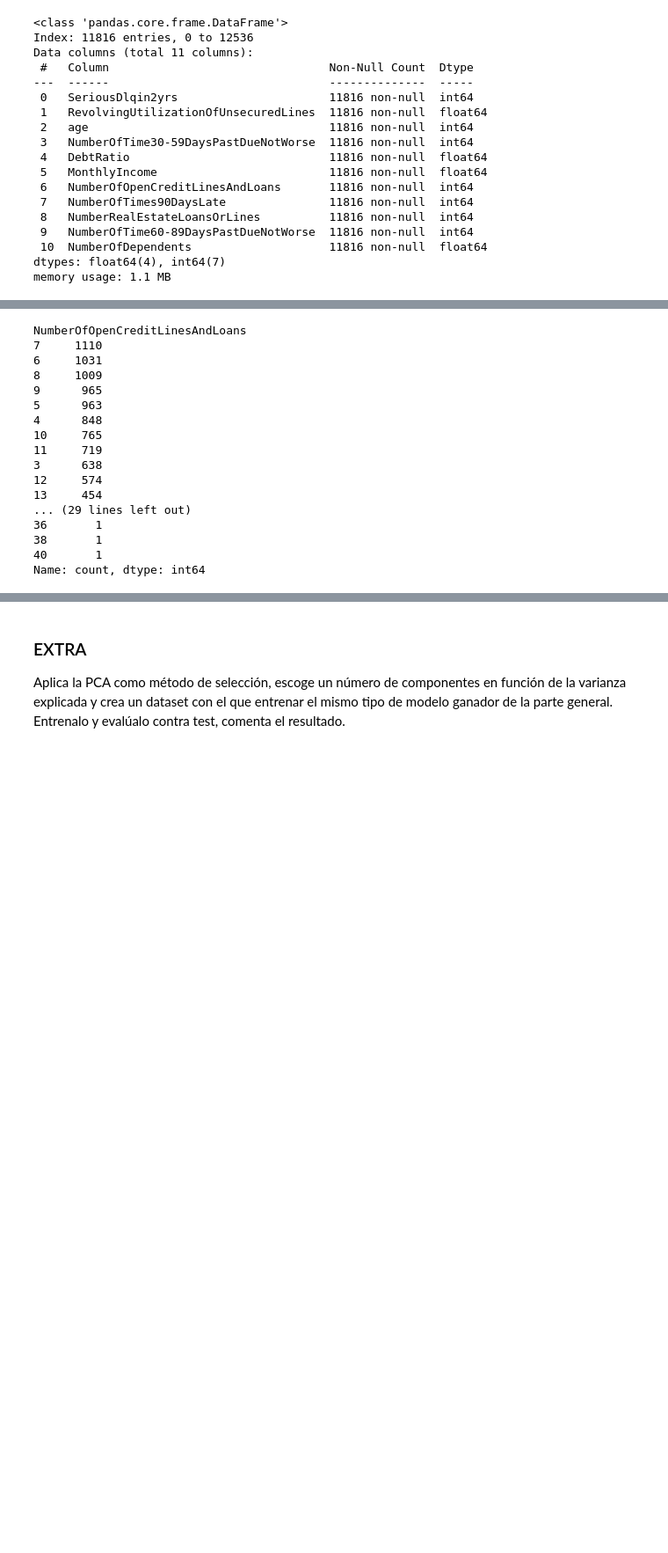
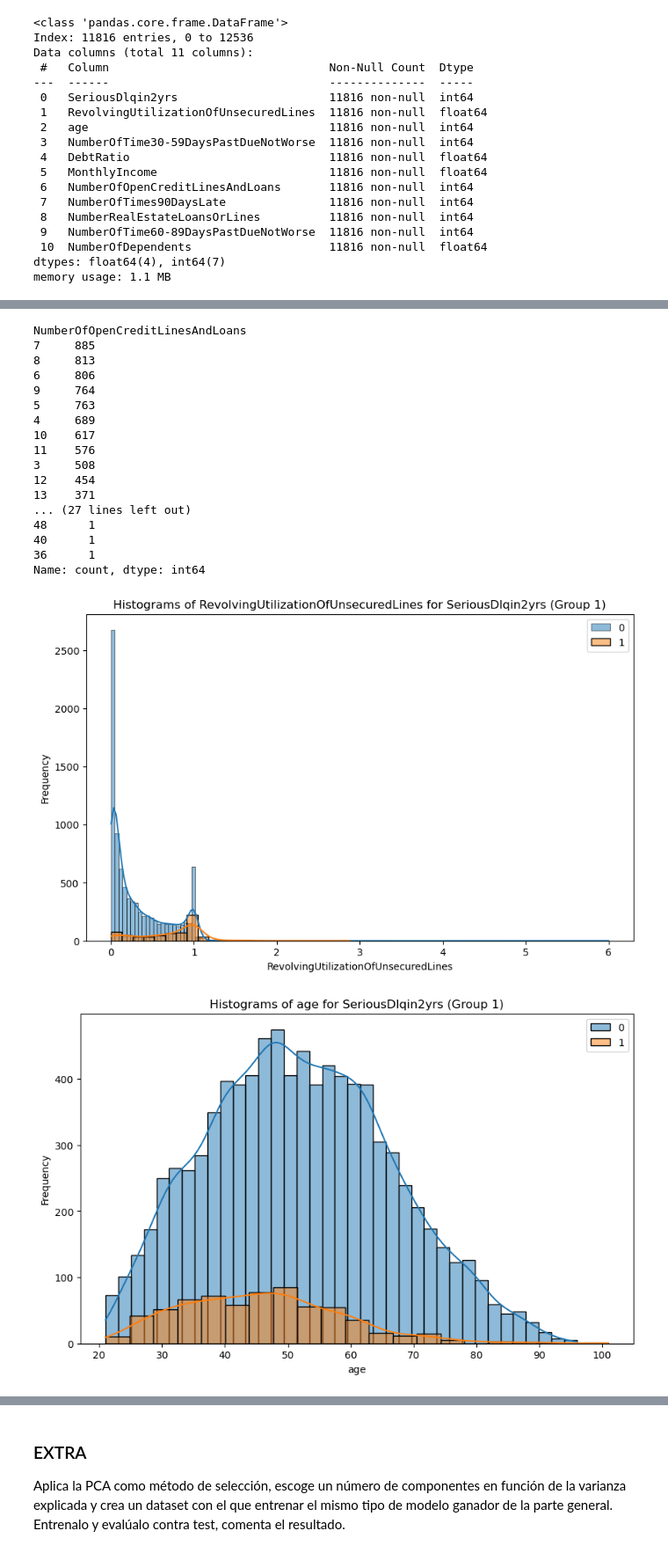
Before and after one commit to UnaiSalas/ONLINE_DS_THEBRIDGE_UNAI_SALAS, a Jupyter notebook: 04_Machine_Learning/Sprint_16/Unidad_02/Practica_Obligatoria/18_Practica_Obligatoria_Seleccion_Features.ipynb, the cells around one changed output, grey strips where cells are left out. Shown: that part at 88% size. Saved outputs shown, nothing was run; the diff lists cells and outputs as text; code cells hidden in the pictures; blank space fills up the shorter version.

```diff
--- a/04_Machine_Learning/Sprint_16/Unidad_02/Practica_Obligatoria/18_Practica_Obligatoria_Seleccion_Features.ipynb
+++ b/04_Machine_Learning/Sprint_16/Unidad_02/Practica_Obligatoria/18_Practica_Obligatoria_Seleccion_Features.ipynb
@@ -163,4 +170,5 @@ NumberOfTimes90DaysLate
 Name: count, dtype: int64
 # %%
-df['NumberOfTimes90DaysLate'] = convert_to_categorical(df['NumberOfTimes90DaysLate'], bins=[0, 5, 10, float('inf')], labels=[0,1,2])
+train_set['NumberOfTimes90DaysLate'] = convert_to_categorical(train_set['NumberOfTimes90DaysLate'], bins=[0, 5, 10, float('inf')], labels=[0,1,2])
+test_set['NumberOfTimes90DaysLate'] = convert_to_categorical(test_set['NumberOfTimes90DaysLate'], bins=[0, 5, 10, float('inf')], labels=[0,1,2])
 # %%
@@ -179,26 +187,38 @@ NumberOfTime30-59DaysPastDueNotWorse
 7        1
 Name: count, dtype: int64
 # %%
-df['NumberOfTime30-59DaysPastDueNotWorse'] = convert_to_categorical(df['NumberOfTime30-59DaysPastDueNotWorse'], bins=[0, 5, 10, float('inf')], labels=[0,1,2])
+train_set['NumberOfTime30-59DaysPastDueNotWorse'] = convert_to_categorical(train_set['NumberOfTime30-59DaysPastDueNotWorse'], bins=[0, 5, 10, float('inf')], labels=[0,1,2])
+test_set['NumberOfTime30-59DaysPastDueNotWorse'] = convert_to_categorical(test_set['NumberOfTime30-59DaysPastDueNotWorse'], bins=[0, 5, 10, float('inf')], labels=[0,1,2])
 # %%
-df['NumberOfOpenCreditLinesAndLoans'].value_counts()
+train_set['NumberOfOpenCreditLinesAndLoans'].value_counts()
 # %% [output]
 NumberOfOpenCreditLinesAndLoans
-7     1110
-6     1031
-8     1009
-9      965
-5      963
-4      848
-10     765
-11     719
-3      638
-12     574
-13     454
-... (29 lines left out)
-36       1
-38       1
-40       1
+7     885
+8     813
+6     806
+9     764
+5     763
+4     689
+10    617
+11    576
+3     508
+12    454
+13    371
+... (27 lines left out)
+48      1
+40      1
+36      1
 Name: count, dtype: int64
 # %%
-df['NumberOfOpenCreditLinesAndLoans'] = convert_to_categorical(df['NumberOfOpenCreditLinesAndLoans'], bins=[0, 10, 20, float('inf')], labels=[0,1,2])
+train_set['NumberOfOpenCreditLinesAndLoans'] = convert_to_categorical(train_set['NumberOfOpenCreditLinesAndLoans'], bins=[0, 10, 20, float('inf')], labels=[0,1,2])
+test_set['NumberOfOpenCreditLinesAndLoans'] = convert_to_categorical(test_set['NumberOfOpenCreditLinesAndLoans'], bins=[0, 10, 20, float('inf')], labels=[0,1,2])
+# %%
+features_cat = "NumberOfTime30-59DaysPastDueNotWorse","NumberOfOpenCreditLinesAndLoans","NumberOfTimes90DaysLate",	"NumberRealEstateLoansOrLines",	"NumberOfTime60-89DaysPastDueNotWorse",	"NumberOfDependents"
+features_num = 'RevolvingUtilizationOfUnsecuredLines', 'age', 'DebtRatio',	'MonthlyIncome'
+target = 'SeriousDlqin2yrs'
+# %%
+for colnum in features_num:
+    bt.plot_grouped_histograms(train_set,cat_col = target, num_col= colnum, group_size= 2)
+# %% [output]
+[figure, added]
+[figure, added]
```
Also changed, not shown: parts of 11 cells of this notebook, 5 other files.
